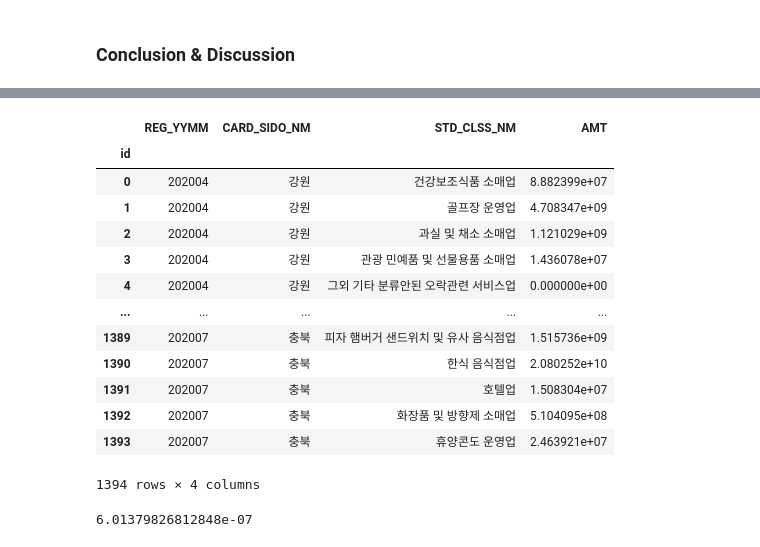
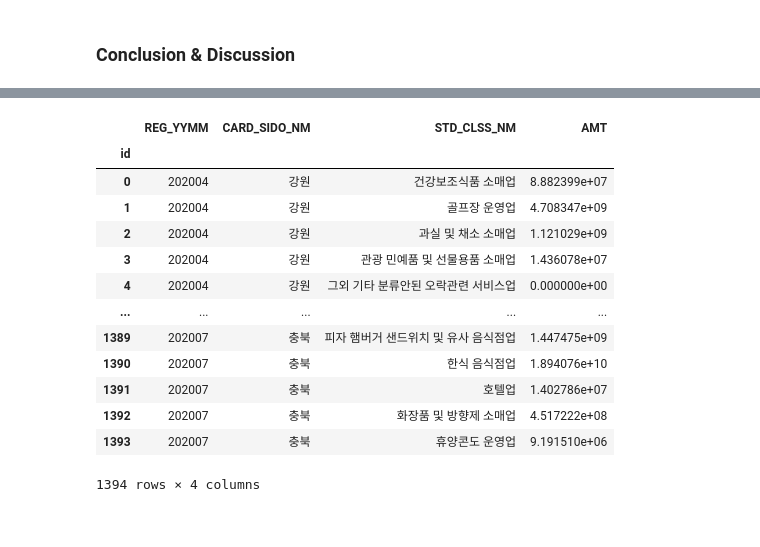
Before and after one commit to kim-bo-saeng/dacon_jeju, a Jupyter notebook: jeju_data_analysis.ipynb, the cells around one changed output, grey strips where cells are left out. Cells and saved outputs as stored; diff of their text form; code cells hidden in the pictures.

```diff
--- a/jeju_data_analysis.ipynb
+++ b/jeju_data_analysis.ipynb
@@ -578,6 +549,6 @@ y_train = np.log1p(train['AMT'])
 # %% [markdown]
 ### Model Tuning & Evaluation
 # %%
-model = RandomForestRegressor(n_jobs = -1, random_state = 4)
+model = ExtraTreesRegressor(n_jobs = -1, random_state = 4)
 model.fit(X_train, y_train)
 # %% [output]
@@ -591,3 +561,0 @@ RandomForestRegressor(bootstrap=True, ccp_alpha=0.0, criterion='mse',
-# %%
-model2 = ExtraTreesRegressor(n_jobs = -1, random_state = 4)
-model2.fit(X_train, y_train)
@@ -607,7 +567,7 @@ CARD_SIDO_NMs = df_num['CARD_SIDO_NM'].unique()
 STD_CLSS_NMs  = df_num['STD_CLSS_NM'].unique()
 HOM_SIDO_NMs  = df_num['HOM_SIDO_NM'].unique()
 AGEs          = df_num['AGE'].unique()
-#SEX_CTGO_CDs  = df_num['SEX_CTGO_CD'].unique()
+SEX_CTGO_CDs  = df_num['SEX_CTGO_CD'].unique()
 FLCs          = df_num['FLC'].unique()
 years         = [2020]
 months        = [4,7]
@@ -617,13 +577,13 @@ for CARD_SIDO_NM in CARD_SIDO_NMs:
     for STD_CLSS_NM in STD_CLSS_NMs:
         for HOM_SIDO_NM in HOM_SIDO_NMs:
             for AGE in AGEs:
-#                for SEX_CTGO_CD in SEX_CTGO_CDs:
+                for SEX_CTGO_CD in SEX_CTGO_CDs:
                     for FLC in FLCs:
                         for year in years:
                             for month in months:
-                              temp.append([CARD_SIDO_NM, STD_CLSS_NM, HOM_SIDO_NM, AGE, FLC, year, month])
+                              temp.append([CARD_SIDO_NM, STD_CLSS_NM, HOM_SIDO_NM, AGE, SEX_CTGO_CD, FLC, year, month])
 temp = np.array(temp)
-temp = pd.DataFrame(data=temp, columns=X_train.columns[:7])
+temp = pd.DataFrame(data=temp, columns=X_train.columns[:8])
 temp.loc[temp['CARD_SIDO_NM'] == temp['HOM_SIDO_NM'], 'MY_HOME'] = 1
 temp.loc[temp['CARD_SIDO_NM'] != temp['HOM_SIDO_NM'], 'MY_HOME'] = 0
 temp['MY_HOME'] = temp['MY_HOME'].astype(int)
@@ -641,6 +601,6 @@ temp.head()
 # %%
 # 예측
-predict = model2.predict(temp)
+predict = model.predict(temp)
 predict = np.expm1(predict)
 temp['AMT'] = np.round(predict, 0)
 temp['REG_YYMM'] = temp['year']*100 + temp['month']
@@ -670,67 +628,24 @@ temp['STD_CLSS_NM'] = encoders['STD_CLSS_NM'].inverse_transform(temp['STD_CLSS_N
 # %%
 # 제출 파일 만들기
 submission = pd.read_csv('/gdrive/My Drive/data_analysis/jeju/submission.csv', index_col=0)
 submission = submission.drop(['AMT'], axis=1)
 submission = submission.merge(temp, left_on=['REG_YYMM', 'CARD_SIDO_NM', 'STD_CLSS_NM'], right_on=['REG_YYMM', 'CARD_SIDO_NM', 'STD_CLSS_NM'], how='left')
 submission.index.name = 'id'
 submission.fillna(0)
-submission.to_csv('/gdrive/My Drive/data_analysis/jeju/submission_temp2_4.csv', encoding='utf-8-sig')
+submission.to_csv('/gdrive/My Drive/data_analysis/jeju/submission_final.csv', encoding='utf-8-sig')
 submission
 # %% [output]
 |  | REG_YYMM | CARD_SIDO_NM | STD_CLSS_NM | AMT |
 | id |  |  |  |  |
 | 0 | 202004 | 강원 | 건강보조식품 소매업 | 8.882399e+07 |
 | 1 | 202004 | 강원 | 골프장 운영업 | 4.708347e+09 |
 | 2 | 202004 | 강원 | 과실 및 채소 소매업 | 1.121029e+09 |
 | 3 | 202004 | 강원 | 관광 민예품 및 선물용품 소매업 | 1.436078e+07 |
 | 4 | 202004 | 강원 | 그외 기타 분류안된 오락관련 서비스업 | 0.000000e+00 |
 | ... | ... | ... | ... | ... |
-| 1389 | 202007 | 충북 | 피자 햄버거 샌드위치 및 유사 음식점업 | 1.515736e+09 |
-| 1390 | 202007 | 충북 | 한식 음식점업 | 2.080252e+10 |
-| 1391 | 202007 | 충북 | 호텔업 | 1.508304e+07 |
-| 1392 | 202007 | 충북 | 화장품 및 방향제 소매업 | 5.104095e+08 |
-| 1393 | 202007 | 충북 | 휴양콘도 운영업 | 2.463921e+07 |
+| 1389 | 202007 | 충북 | 피자 햄버거 샌드위치 및 유사 음식점업 | 1.447475e+09 |
+| 1390 | 202007 | 충북 | 한식 음식점업 | 1.894076e+10 |
+| 1391 | 202007 | 충북 | 호텔업 | 1.402786e+07 |
+| 1392 | 202007 | 충북 | 화장품 및 방향제 소매업 | 4.517222e+08 |
+| 1393 | 202007 | 충북 | 휴양콘도 운영업 | 9.191510e+06 |
 1394 rows × 4 columns
-# %%
-sub_04 = submission[submission['REG_YYMM'] == 202004]
-
-CARD_SIDO_NMs = df_num['CARD_SIDO_NM'].unique()
-HOM_SIDO_NMs  = df_num['HOM_SIDO_NM'].unique()
-years         = [2020]
-months        = [4]
-
-temp = []
-for CARD_SIDO_NM in CARD_SIDO_NMs:
-    for STD_CLSS_NM in STD_CLSS_NMs:
-#        for HOM_SIDO_NM in HOM_SIDO_NMs:
-#            for AGE in AGEs:
-#                for SEX_CTGO_CD in SEX_CTGO_CDs:
-#                    for FLC in FLCs:
-                        for year in years:
-                            for month in months:
-                              temp.append([CARD_SIDO_NM, STD_CLSS_NM, year, month])
-temp = np.array(temp)
-temp = pd.DataFrame(data=temp, columns=['CARD_SIDO_NM', 'STD_CLSS_NM', 'year', 'month'])
-temp['REG_YYMM'] = temp['year']*100 + temp['month']
-temp = temp[['REG_YYMM', 'CARD_SIDO_NM', 'STD_CLSS_NM']]
-
-temp['CARD_SIDO_NM'] = encoders['CARD_SIDO_NM'].inverse_transform(temp['CARD_SIDO_NM'])
-temp['STD_CLSS_NM'] = encoders['STD_CLSS_NM'].inverse_transform(temp['STD_CLSS_NM'])
-
-yes_04_temp = row_data_202004.groupby(['REG_YYMM', 'CARD_SIDO_NM'	,'STD_CLSS_NM'])['AMT'].sum().reset_index()
-yes_04 = pd.merge(temp, yes_04_temp, how='outer', left_on=['REG_YYMM','CARD_SIDO_NM'	,'STD_CLSS_NM'], right_on=['REG_YYMM','CARD_SIDO_NM','STD_CLSS_NM']).fillna(0)
-
-result = pd.merge(yes_04,sub_04, how='outer', left_on=['REG_YYMM','CARD_SIDO_NM'	,'STD_CLSS_NM'], right_on=['REG_YYMM','CARD_SIDO_NM','STD_CLSS_NM'])
-
-def rmsle(y, y_,convertExp=False):
-    if convertExp:
-        y = np.exp(y),
-        y_ = np.exp(y_)
-    log1 = np.nan_to_num(np.array([np.log(v + 1) for v in y]))
-    log2 = np.nan_to_num(np.array([np.log(v + 1) for v in y_]))
-    calc = (log1 - log2) ** 2
-    return np.sqrt(np.mean(calc))
-
-print(rmsle(result['AMT_x'], result['AMT_y']))
-# %% [output]
-6.01379826812848e-07
```
Also changed, not shown: parts of 25 cells of this notebook.
